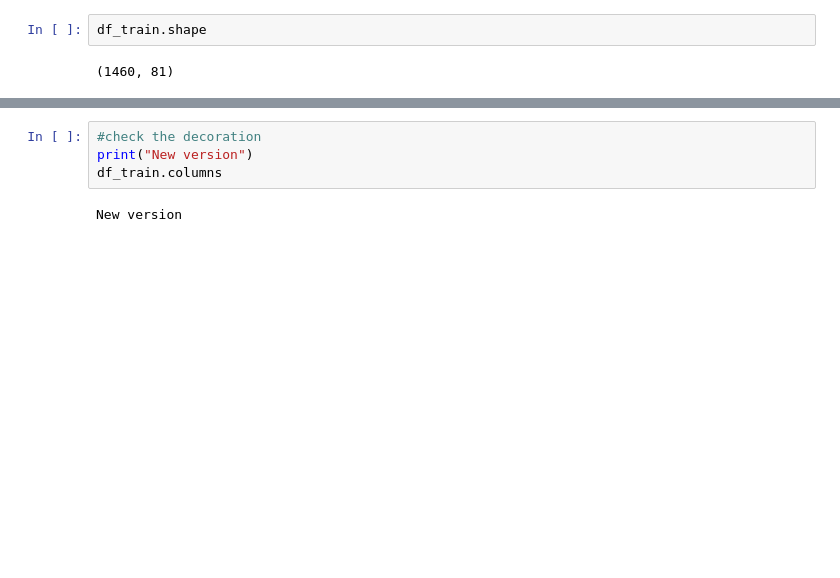
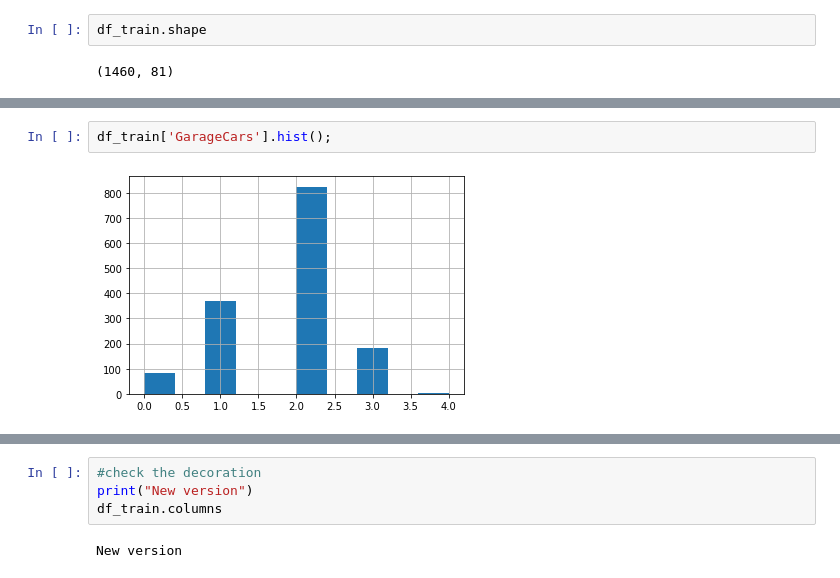
Before and after one commit to masaguaro/Data-Mining, a Jupyter notebook: house_price/Comprehensive data exploration with Python.ipynb, the cells around one changed output, grey strips where cells are left out. Saved outputs shown, nothing was run; the diff lists cells and outputs as text; blank space fills up the shorter version.

```diff
--- a/house_price/Comprehensive data exploration with Python.ipynb
+++ b/house_price/Comprehensive data exploration with Python.ipynb
@@ -63,0 +162,4 @@ df_train.shape
+# %%
+df_train['GarageCars'].hist();
+# %% [output]
+[figure, added]
```
Also changed, not shown: parts of 27 cells of this notebook.
